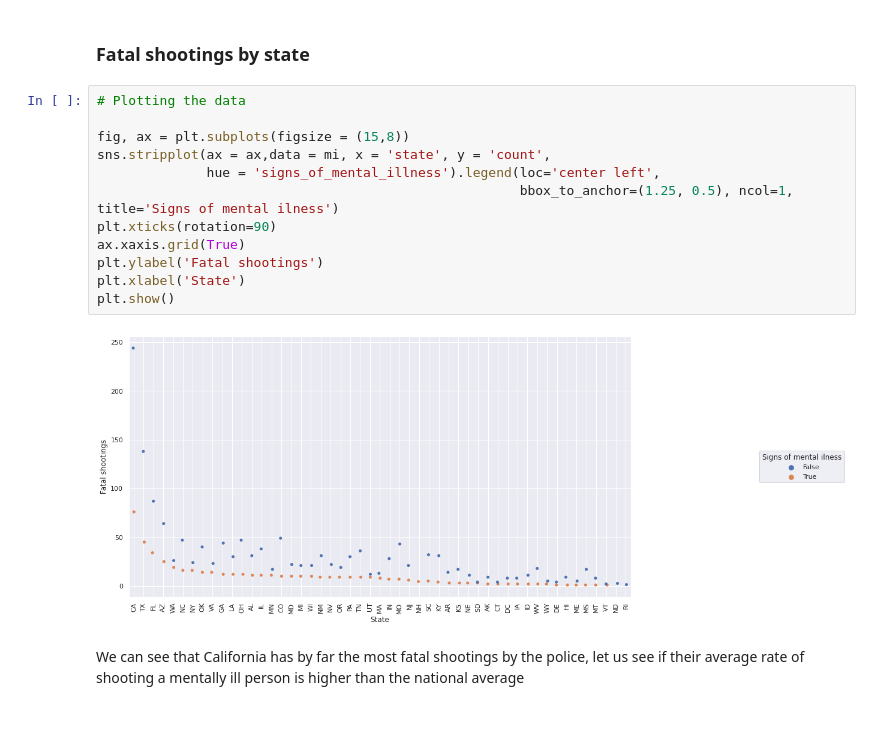
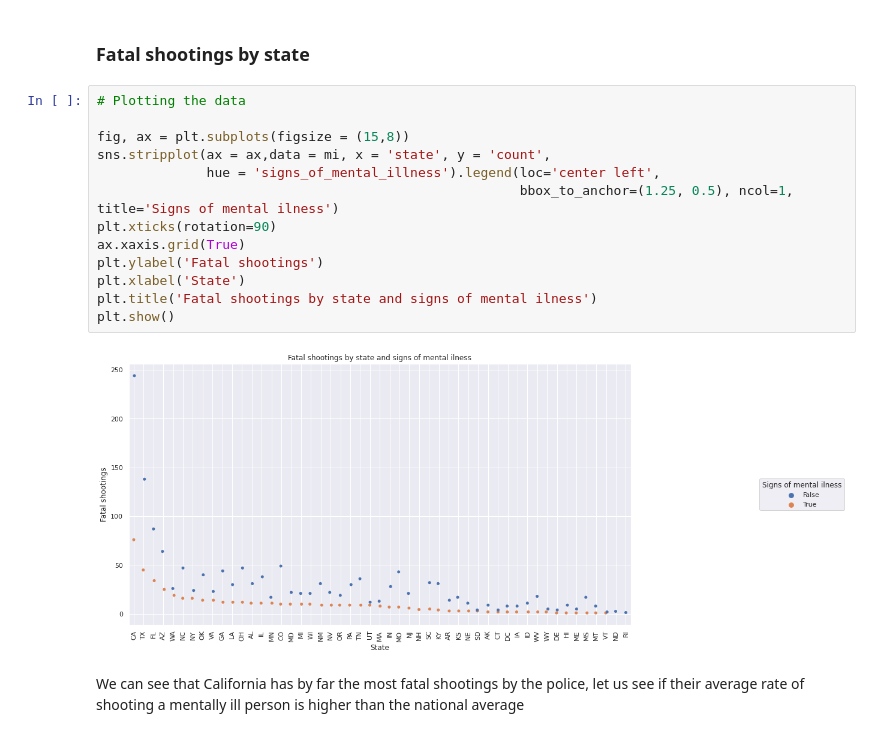
Before and after one commit to valdas-v1/Fatal-Police-Shooting-in-United-States, a Jupyter notebook: notebook.ipynb, the cells around one changed output. Drawn from its saved outputs; the diff is of its cells as text.

```diff
--- a/notebook.ipynb
+++ b/notebook.ipynb
@@ -140,17 +140,18 @@ mi.head(3)
 # %%
 # Plotting the data
 
 fig, ax = plt.subplots(figsize = (15,8))
 sns.stripplot(ax = ax,data = mi, x = 'state', y = 'count',
               hue = 'signs_of_mental_illness').legend(loc='center left',
                                                       bbox_to_anchor=(1.25, 0.5), ncol=1, title='Signs of mental ilness')
 plt.xticks(rotation=90)
 ax.xaxis.grid(True)
 plt.ylabel('Fatal shootings')
 plt.xlabel('State')
+plt.title('Fatal shootings by state and signs of mental ilness')
 plt.show()
 # %% [output]
-[figure, old version]
+[figure, new version]
 # %% [markdown]
 We can see that California has by far the most fatal shootings by the police, let us see if their average rate of shooting a mentally ill person is higher than the national average
 # %% [markdown]
```
Also changed, not shown: parts of 9 cells of this notebook.
